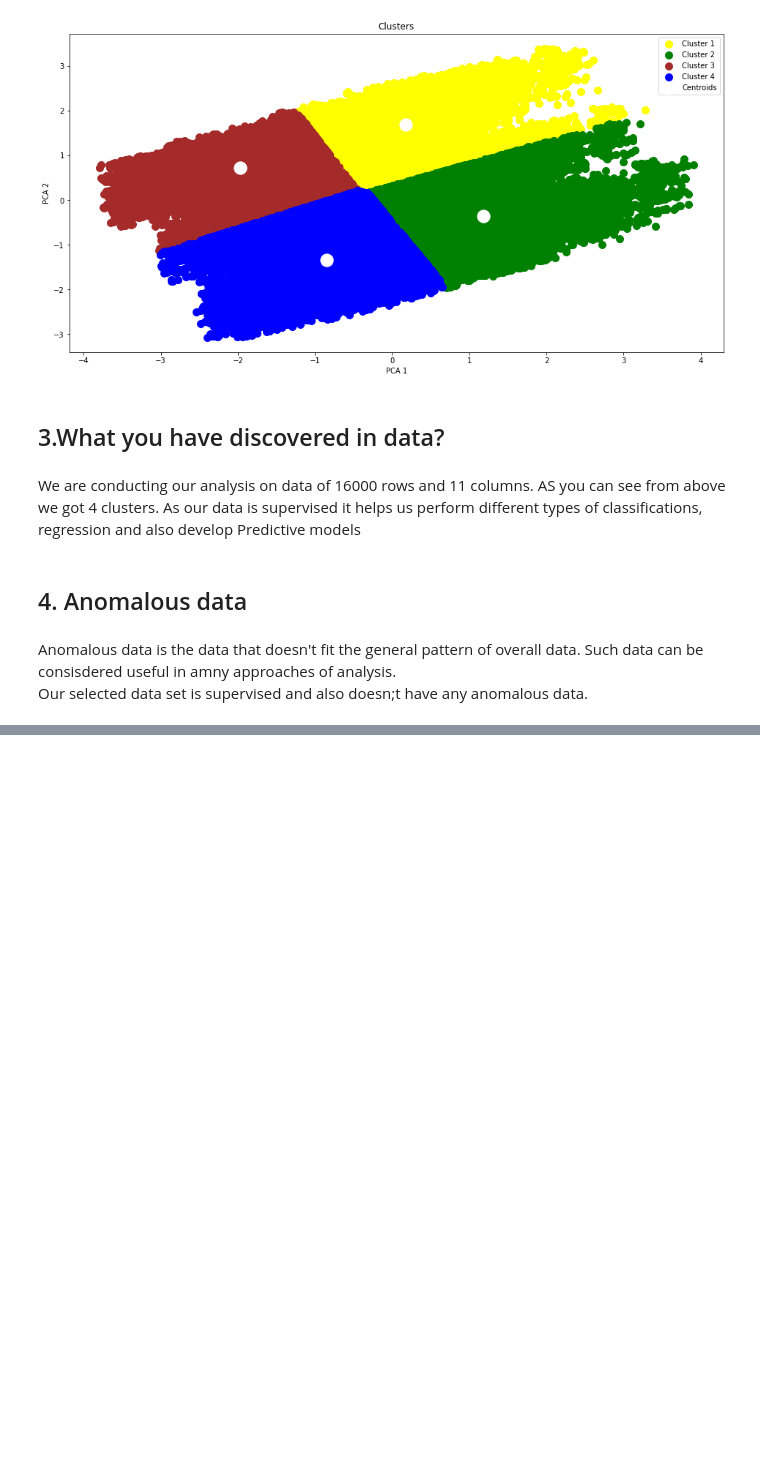
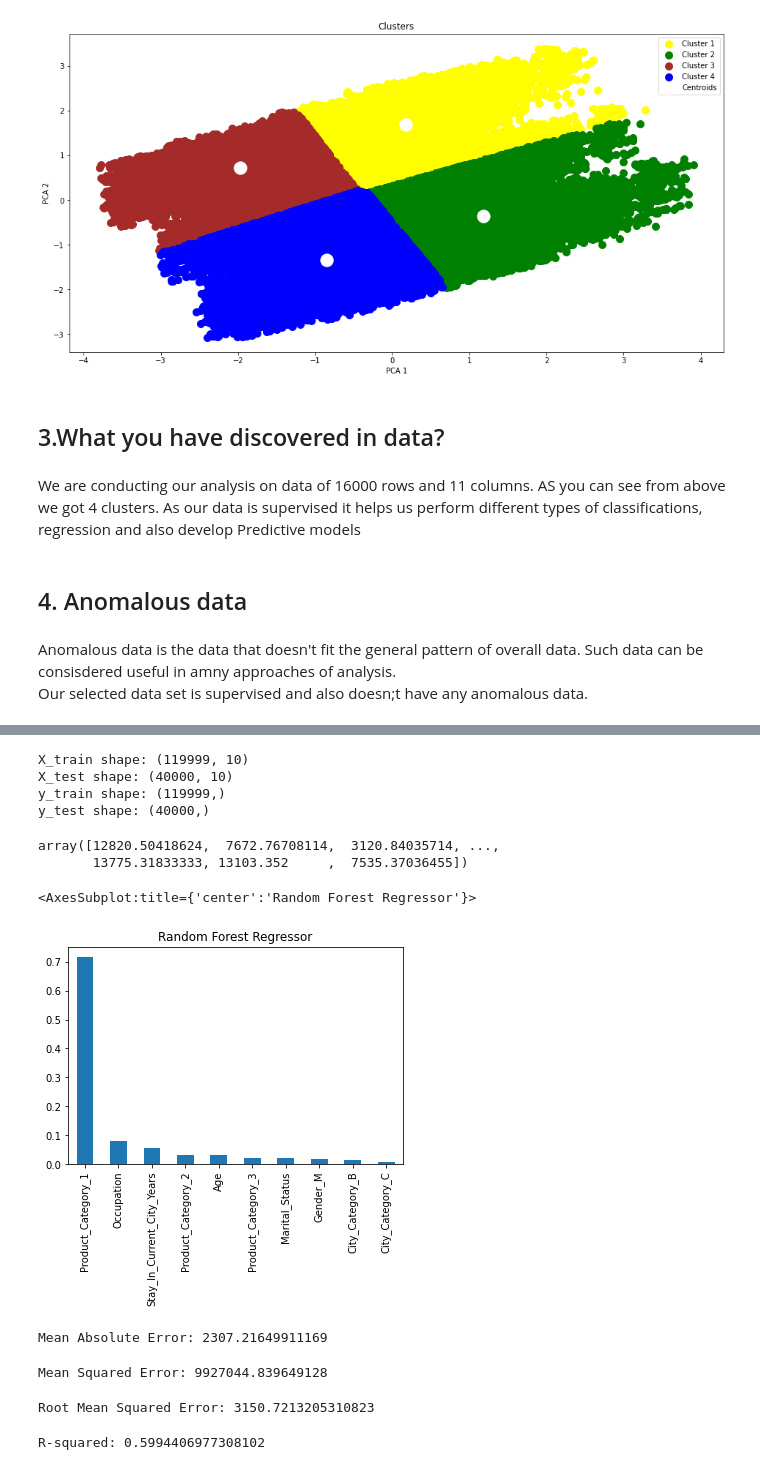
Before and after one commit to SaiKundanaSakhamuri/BlackFridaySalesAnalysis, a Jupyter notebook: clustering.ipynb, the cells around one changed output, grey strips where cells are left out. Drawn from its saved outputs; the diff is of its cells as text; code cells hidden in the pictures; blank space fills up the shorter version.

Commit message:
Updated clustering.ipynb with Random Forest Regressor

```diff
--- a/clustering.ipynb
+++ b/clustering.ipynb
@@ -236,0 +243,16 @@ Our selected data set is supervised and also doesn;t have any anomalous data.
+# %%
+from sklearn.model_selection import train_test_split
+X_train, X_test, y_train, y_test = train_test_split(X, y,random_state=42, test_size=0.25)
+print("X_train shape:", X_train.shape)
+print("X_test shape:", X_test.shape)
+print("y_train shape:", y_train.shape)
+print("y_test shape:", y_test.shape)
+# %% [output]
+X_train shape: (119999, 10)
+X_test shape: (40000, 10)
+y_train shape: (119999,)
+y_test shape: (40000,)
+# %%
+rf = RandomForestRegressor(n_jobs=-1)
+# %%
+rf_model = rf.fit(X_train,y_train)
@@ -236,0 +261,24 @@ Our selected data set is supervised and also doesn;t have any anomalous data.
+# %%
+rf_pred
+# %% [output]
+array([12820.50418624,  7672.76708114,  3120.84035714, ...,
+       13775.31833333, 13103.352     ,  7535.37036455])
+# %%
+#Plotting the prediction of Random Forest Regression Model
+rf_features = pd.Series(rf_model.feature_importances_, X.columns).sort_values(ascending=False)
+rf_features.plot(kind='bar', title='Random Forest Regressor')
+# %% [output]
+<AxesSubplot:title={'center':'Random Forest Regressor'}>
+[figure, added]
+# %%
+print('Mean Absolute Error:', metrics.mean_absolute_error(y_test, rf_pred))
+# %% [output]
+Mean Absolute Error: 2307.21649911169
+# %%
+print('Mean Squared Error:', metrics.mean_squared_error(y_test, rf_pred))
+# %% [output]
+Mean Squared Error: 9927044.839649128
+# %%
+print('Root Mean Squared Error:', np.sqrt(metrics.mean_squared_error(y_test, rf_pred)))
+# %% [output]
+Root Mean Squared Error: 3150.7213205310823
@@ -236,0 +289,4 @@ Our selected data set is supervised and also doesn;t have any anomalous data.
+# %%
+print('R-squared:', r2_score(y_test, rf_pred))
+# %% [output]
+R-squared: 0.5994406977308102
```
Also changed, not shown: parts of 7 cells of this notebook.
